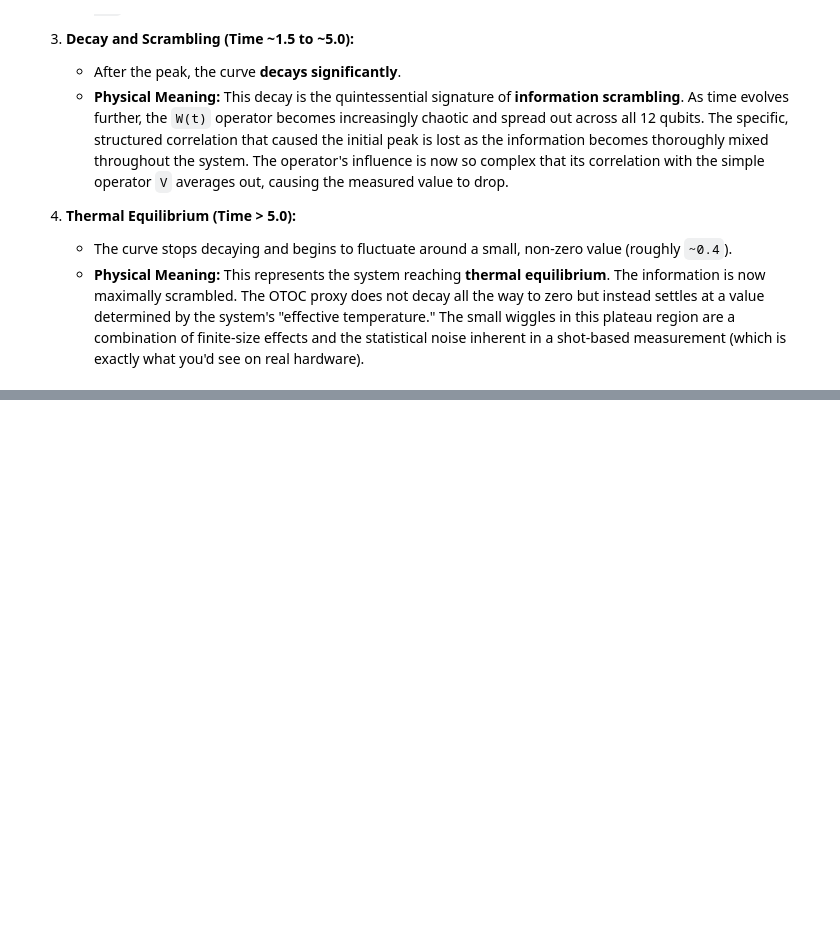
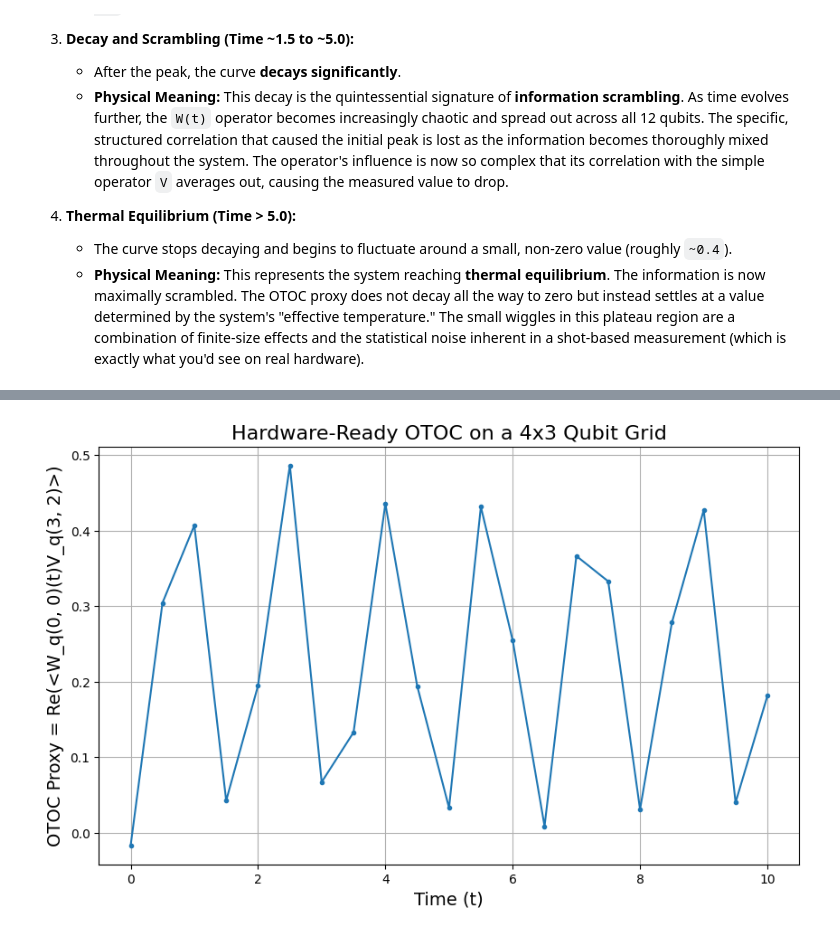
Before and after one commit to peterbabulik/OTOCs, a Jupyter notebook: OTOCs.ipynb, the cells around one changed output, grey strips where cells are left out. Drawn from its saved outputs; the diff is of its cells as text; code cells hidden in the pictures; blank space fills up the shorter version.

```diff
--- a/OTOCs.ipynb
+++ b/OTOCs.ipynb
@@ -388,0 +507,87 @@ This plot shows the "OTOC Proxy," which is the measurable quantity `Re(<W(t)V>)`
+# %%
+import cirq
+import numpy as np
+import matplotlib.pyplot as plt
+
+# --- 1. Define the 2D System and Trotter Gates ---
+# System Parameters
+N_rows = 4
+N_cols = 3
+J = 1.0
+h = 0.5
+
+# Define qubits on a 2D grid
+system_qubits = [cirq.GridQubit(r, c) for r in range(N_rows) for c in range(N_cols)]
+ancilla = cirq.GridQubit(N_rows, 0) # Place ancilla off to the side
+
+def trotter_step_2d(qubits, rows, cols, J, h, dt):
+    """Yields gates for a Trotter step on a 2D grid."""
+
+    # Interaction part (ZZ gates)
+    # Horizontal neighbors
+    for r in range(rows):
+        for c in range(cols - 1):
+            yield cirq.ZZPowGate(exponent=-2 * J * dt / np.pi).on(cirq.GridQubit(r, c), cirq.GridQubit(r, c + 1))
+
+    # Vertical neighbors
+    for r in range(rows - 1):
+        for c in range(cols):
+            yield cirq.ZZPowGate(exponent=-2 * J * dt / np.pi).on(cirq.GridQubit(r, c), cirq.GridQubit(r + 1, c))
+
+    # Transverse field part (X gates)
+    for qubit in qubits:
+        yield cirq.XPowGate(exponent=-2 * h * dt / np.pi).on(qubit)
+
+# --- 2. Ancilla-Based OTOC Simulation on a 2D Grid ---
+op_W = cirq.X
+op_V = cirq.Z
+
+# Place W and V at opposite corners of the grid to maximize distance
+w_site_qubit = cirq.GridQubit(0, 0)
+v_site_qubit = cirq.GridQubit(N_rows - 1, N_cols - 1)
+
+total_time = 10.0
+dt = 0.1
+time_steps = np.arange(0, total_time + dt, dt * 5)
+otoc_proxy_values = []
+repetitions = 10000
+
+print(f"Simulating OTOC for a {N_rows}x{N_cols} grid using an ancilla circuit...")
+print(f"Each point will be an average over {repetitions} shots.")
+
+simulator = cirq.Simulator()
+
+for t in time_steps:
+    num_trotter_steps = int(round(t / dt))
+
+    # Use the new 2D trotter step function
+    forward_evolution = cirq.Circuit(trotter_step_2d(system_qubits, N_rows, N_cols, J, h, dt) for _ in range(num_trotter_steps))
+    backward_evolution = cirq.inverse(forward_evolution)
+
+    otoc_circuit = cirq.Circuit()
+    otoc_circuit.append(cirq.H(ancilla))
+    otoc_circuit.append(op_V(v_site_qubit).controlled_by(ancilla))
+    otoc_circuit.append(forward_evolution)
+    otoc_circuit.append(op_W(w_site_qubit).controlled_by(ancilla))
+    otoc_circuit.append(backward_evolution)
+    otoc_circuit.append(cirq.H(ancilla))
+    otoc_circuit.append(cirq.measure(ancilla, key='ancilla_meas'))
+
+    result = simulator.run(otoc_circuit, repetitions=repetitions)
+    counts = result.histogram(key='ancilla_meas')
+    expectation_value_z = (counts.get(0, 0) - counts.get(1, 0)) / repetitions
+    otoc_proxy_values.append(expectation_value_z)
+
+    print(f"Time: {t:.2f}, <Z> = {expectation_value_z:.4f}")
+
+print("Simulation complete!")
+
+# --- 3. Plot the Results ---
+plt.figure(figsize=(10, 6))
+plt.plot(time_steps, otoc_proxy_values, marker='.', linestyle='-')
+plt.xlabel("Time (t)", fontsize=14)
+plt.ylabel(f"OTOC Proxy = Re(<W_{w_site_qubit}(t)V_{v_site_qubit}>)", fontsize=14)
+plt.title(f"Hardware-Ready OTOC on a {N_rows}x{N_cols} Qubit Grid", fontsize=16)
+plt.grid(True)
+plt.show()
+# %% [output]
@@ -388,0 +611 @@ This plot shows the "OTOC Proxy," which is the measurable quantity `Re(<W(t)V>)`
+[figure, added]
```
Also changed, not shown: parts of 9 cells of this notebook.
